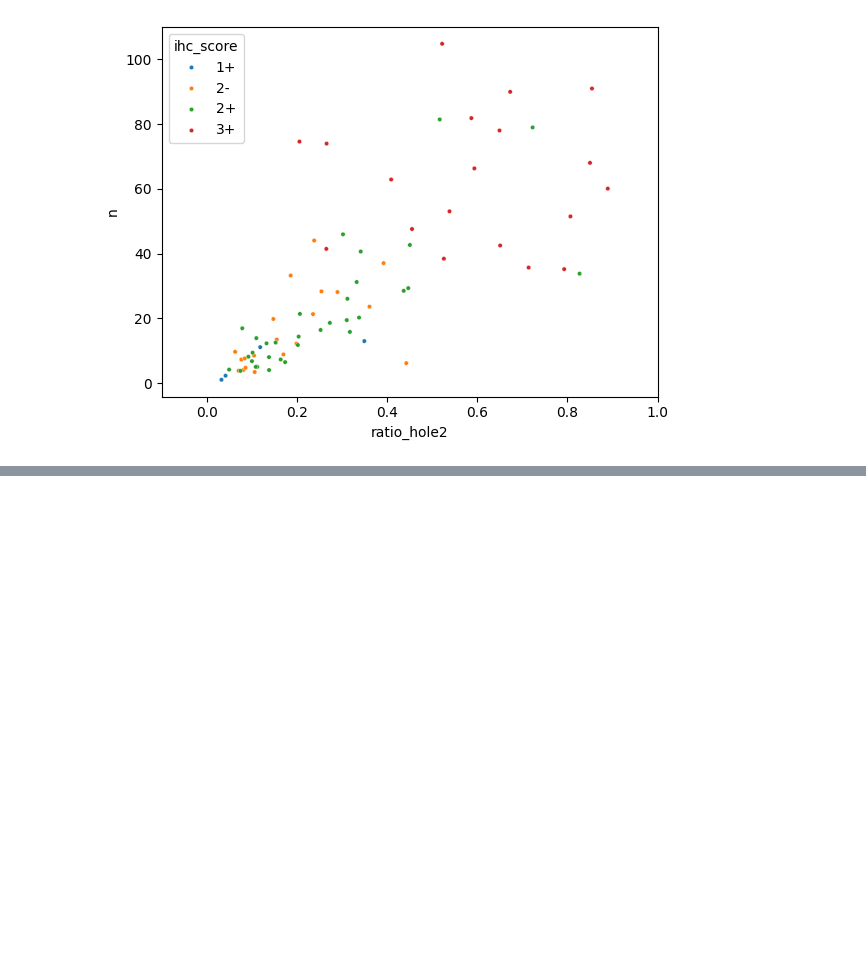
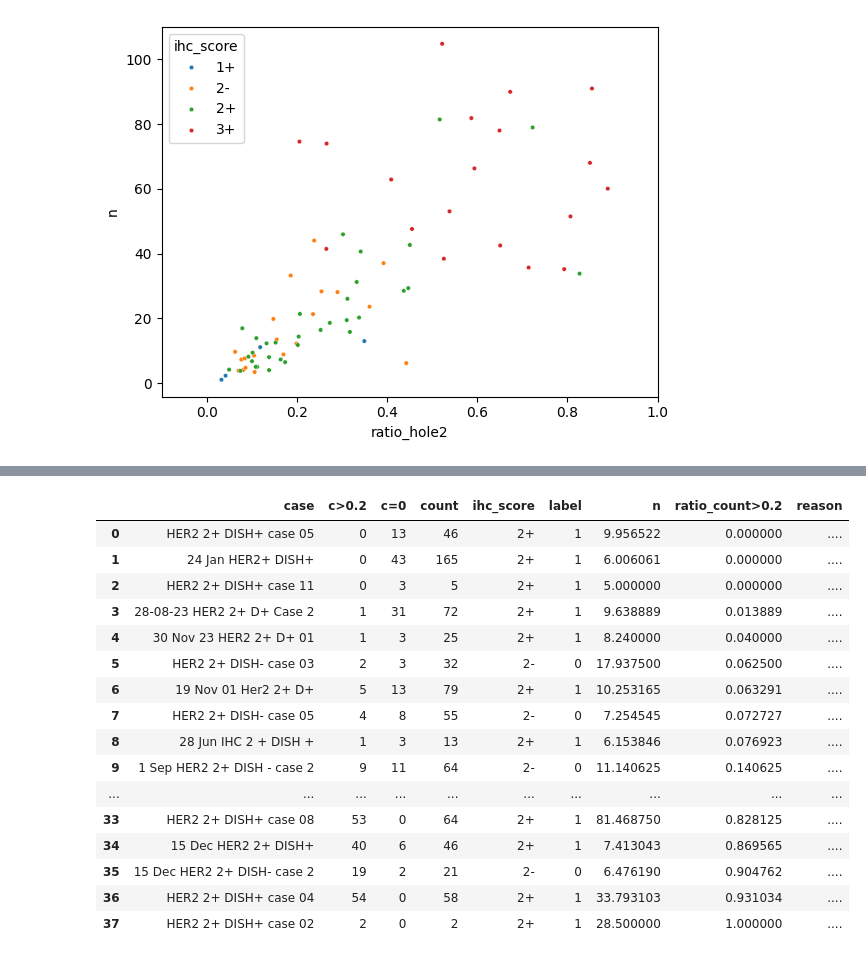
Before and after one commit to Surayuth/her2ml, a Jupyter notebook: notebooks/eda_line_feat3.ipynb, the cells around one changed output, grey strips where cells are left out. Cells and saved outputs as stored; diff of their text form; code cells hidden in the pictures; blank space fills up the shorter version.

```diff
--- a/notebooks/eda_line_feat3.ipynb
+++ b/notebooks/eda_line_feat3.ipynb
@@ -213,0 +202,48 @@ df \
+# %%
+# focus on high contrast (n >= 5)
+
+th = 0.2
+
+df \
+    .group_by("case") \
+    .agg(
+        pl.when(pl.col("ratio_hole1") > th).then(pl.lit(1)).otherwise(pl.lit(0)).sum().alias(f"c>{th}"),
+        pl.when(pl.col("ratio_hole1") == 0).then(pl.lit(1)).otherwise(pl.lit(0)).sum().alias("c=0"),
+        pl.len().alias("count"),
+        pl.col("ihc_score").first(),
+        pl.col("label").first(),
+        pl.col("n").mean(),
+    ) \
+    .filter(
+        pl.col("ihc_score").is_in(["2-", "2+"])
+    ) \
+    .with_columns(
+        (pl.col(f"c>{th}") / pl.col("count"))
+        .alias(f"ratio_count>{th}"),
+    ) \
+    .with_columns(
+        pl.lit("....")
+        .alias("reason")
+    ) \
+    .sort(f"ratio_count>{th}") \
+    .filter(pl.col("n") >= 5) \
+    .to_pandas() \
+    .head(n=50)
+# %% [output]
+|  | case | c>0.2 | c=0 | count | ihc_score | label | n | ratio_count>0.2 | reason |
+| 0 | HER2 2+ DISH+ case 05 | 0 | 13 | 46 | 2+ | 1 | 9.956522 | 0.000000 | .... |
+| 1 | 24 Jan HER2+ DISH+ | 0 | 43 | 165 | 2+ | 1 | 6.006061 | 0.000000 | .... |
+| 2 | HER2 2+ DISH+ case 11 | 0 | 3 | 5 | 2+ | 1 | 5.000000 | 0.000000 | .... |
+| 3 | 28-08-23 HER2 2+ D+ Case 2 | 1 | 31 | 72 | 2+ | 1 | 9.638889 | 0.013889 | .... |
+| 4 | 30 Nov 23 HER2 2+ D+ 01 | 1 | 3 | 25 | 2+ | 1 | 8.240000 | 0.040000 | .... |
+| 5 | HER2 2+ DISH- case 03 | 2 | 3 | 32 | 2- | 0 | 17.937500 | 0.062500 | .... |
+| 6 | 19 Nov 01 Her2 2+ D+ | 5 | 13 | 79 | 2+ | 1 | 10.253165 | 0.063291 | .... |
+| 7 | HER2 2+ DISH- case 05 | 4 | 8 | 55 | 2- | 0 | 7.254545 | 0.072727 | .... |
+| 8 | 28 Jun IHC 2 + DISH + | 1 | 3 | 13 | 2+ | 1 | 6.153846 | 0.076923 | .... |
+| 9 | 1 Sep HER2 2+ DISH - case 2 | 9 | 11 | 64 | 2- | 0 | 11.140625 | 0.140625 | .... |
+| ... | ... | ... | ... | ... | ... | ... | ... | ... | ... |
+| 33 | HER2 2+ DISH+ case 08 | 53 | 0 | 64 | 2+ | 1 | 81.468750 | 0.828125 | .... |
+| 34 | 15 Dec HER2 2+ DISH+ | 40 | 6 | 46 | 2+ | 1 | 7.413043 | 0.869565 | .... |
+| 35 | 15 Dec HER2 2+ DISH- case 2 | 19 | 2 | 21 | 2- | 0 | 6.476190 | 0.904762 | .... |
+| 36 | HER2 2+ DISH+ case 04 | 54 | 0 | 58 | 2+ | 1 | 33.793103 | 0.931034 | .... |
+| 37 | HER2 2+ DISH+ case 02 | 2 | 0 | 2 | 2+ | 1 | 28.500000 | 1.000000 | .... |
```
Also changed, not shown: parts of 4 cells of this notebook, 1 other file.
